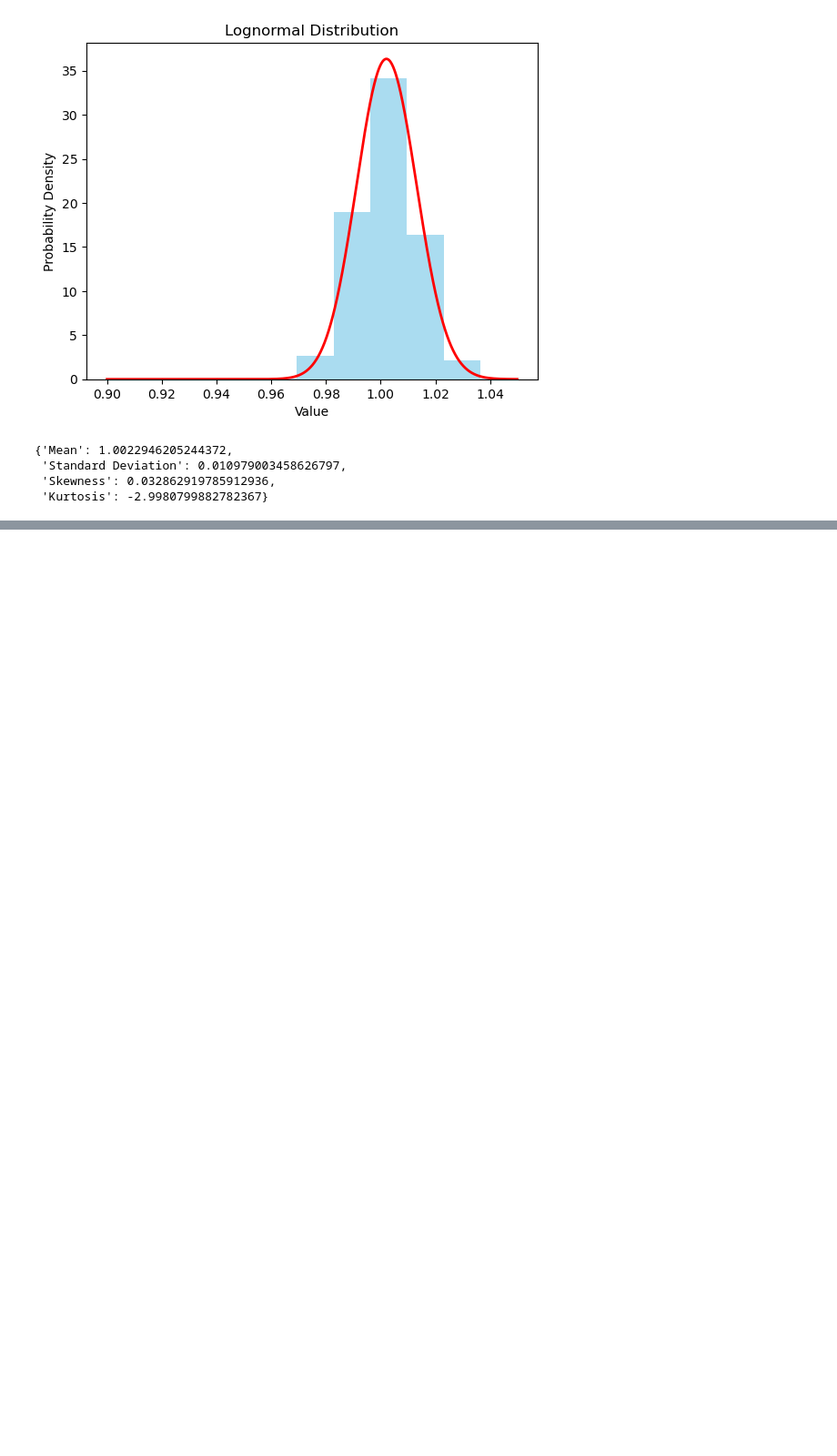
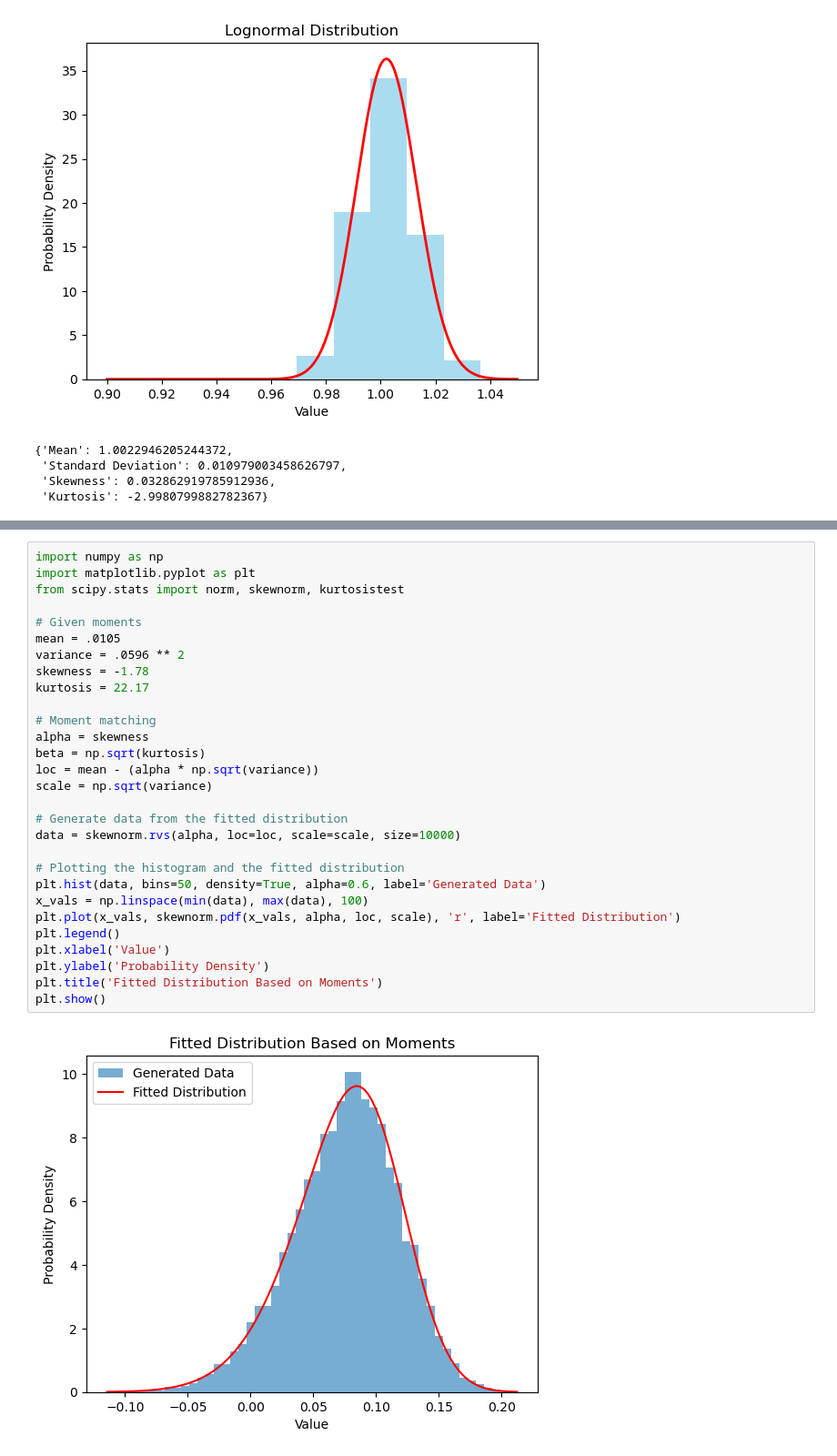
Before and after one commit to econ-ark/DistributionOfWealthMPC, a Jupyter notebook: HetReturns-Lognormal-PY-LiqWealth.ipynb, the cells around one changed output, grey strips where cells are left out. Shown at 91% size. Drawn from its saved outputs; the diff is of its cells as text; blank space fills up the shorter version.

Commit message:
Added a moment matching and distribution fitting procedure since Fagereng et al. doesn't have a readily accessible plot of the distribution of returns to "liquid wealth"

```diff
--- a/HetReturns-Lognormal-PY-LiqWealth.ipynb
+++ b/HetReturns-Lognormal-PY-LiqWealth.ipynb
@@ -391,0 +388,31 @@ PYLognrm_RDist.show_moments()
+# %%
+import numpy as np
+import matplotlib.pyplot as plt
+from scipy.stats import norm, skewnorm, kurtosistest
+
+# Given moments
+mean = .0105
+variance = .0596 ** 2
+skewness = -1.78
+kurtosis = 22.17
+
+# Moment matching
+alpha = skewness
+beta = np.sqrt(kurtosis)
+loc = mean - (alpha * np.sqrt(variance))
+scale = np.sqrt(variance)
+
+# Generate data from the fitted distribution
+data = skewnorm.rvs(alpha, loc=loc, scale=scale, size=10000)
+
+# Plotting the histogram and the fitted distribution
+plt.hist(data, bins=50, density=True, alpha=0.6, label='Generated Data')
+x_vals = np.linspace(min(data), max(data), 100)
+plt.plot(x_vals, skewnorm.pdf(x_vals, alpha, loc, scale), 'r', label='Fitted Distribution')
+plt.legend()
+plt.xlabel('Value')
+plt.ylabel('Probability Density')
+plt.title('Fitted Distribution Based on Moments')
+plt.show()
+# %% [output]
+[figure, added]
```
Also changed, not shown: parts of 1 cell of this notebook.
